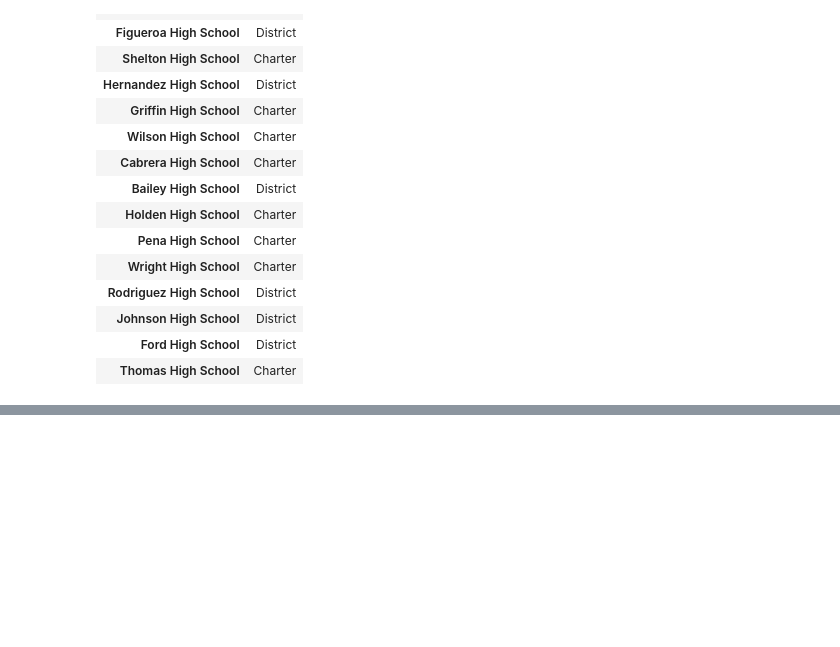
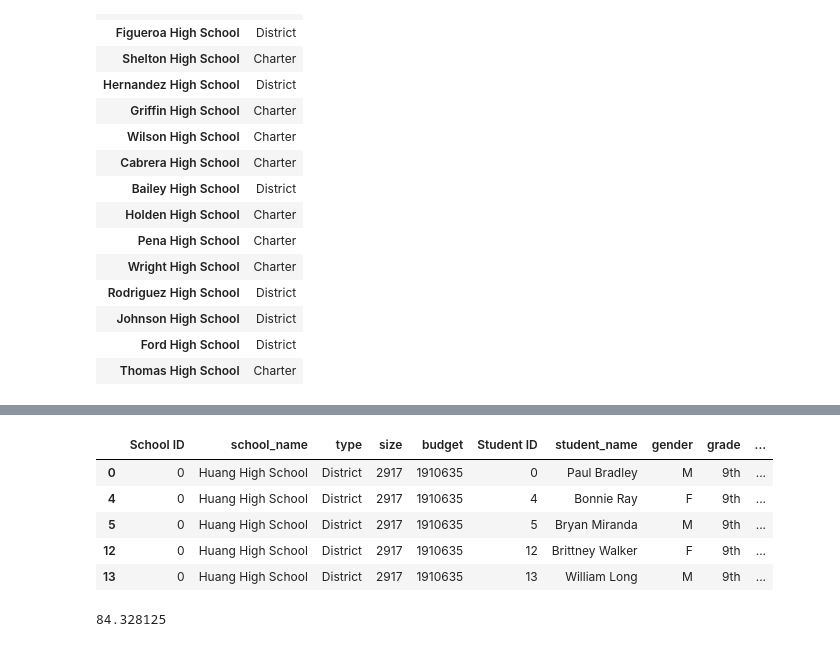
Before and after one commit to Jomonse/School_District_Analysis, a Jupyter notebook: PyCitySchools.ipynb, the cells around one changed output, grey strips where cells are left out. Saved outputs shown, nothing was run; the diff lists cells and outputs as text; code cells hidden in the pictures; blank space fills up the shorter version.

Commit message:
added average math and reading scores by grade

```diff
--- a/PyCitySchools.ipynb
+++ b/PyCitySchools.ipynb
@@ -710,0 +693,19 @@ brown
+# %%
+# Create a grade level DataFrames.
+ninth_graders = school_data_complete_df[(school_data_complete_df["grade"] == "9th")]
+
+
+tenth_graders = school_data_complete_df[(school_data_complete_df["grade"] == "10th")]
+
+eleventh_graders = school_data_complete_df[(school_data_complete_df["grade"] == "11th")]
+
+twelfth_graders = school_data_complete_df[(school_data_complete_df["grade"] == "12th")]
+# %%
+ninth_graders.head(5)
+# %% [output]
+|  | School ID | school_name | type | size | budget | Student ID | student_name | gender | grade | ... |
+| 0 | 0 | Huang High School | District | 2917 | 1910635 | 0 | Paul Bradley | M | 9th | ... |
+| 4 | 0 | Huang High School | District | 2917 | 1910635 | 4 | Bonnie Ray | F | 9th | ... |
+| 5 | 0 | Huang High School | District | 2917 | 1910635 | 5 | Bryan Miranda | M | 9th | ... |
+| 12 | 0 | Huang High School | District | 2917 | 1910635 | 12 | Brittney Walker | F | 9th | ... |
+| 13 | 0 | Huang High School | District | 2917 | 1910635 | 13 | William Long | M | 9th | ... |
@@ -710,0 +721,4 @@ brown
+# %%
+print(eleventh_grade_math_scores["Pena High School"])
+# %% [output]
+84.328125
```
Also changed, not shown: parts of 50 cells of this notebook.
